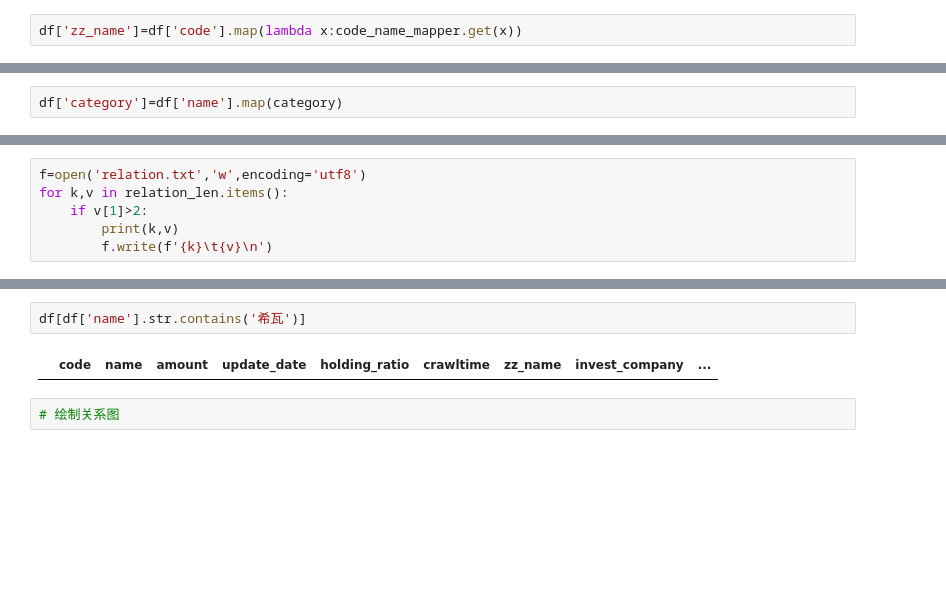
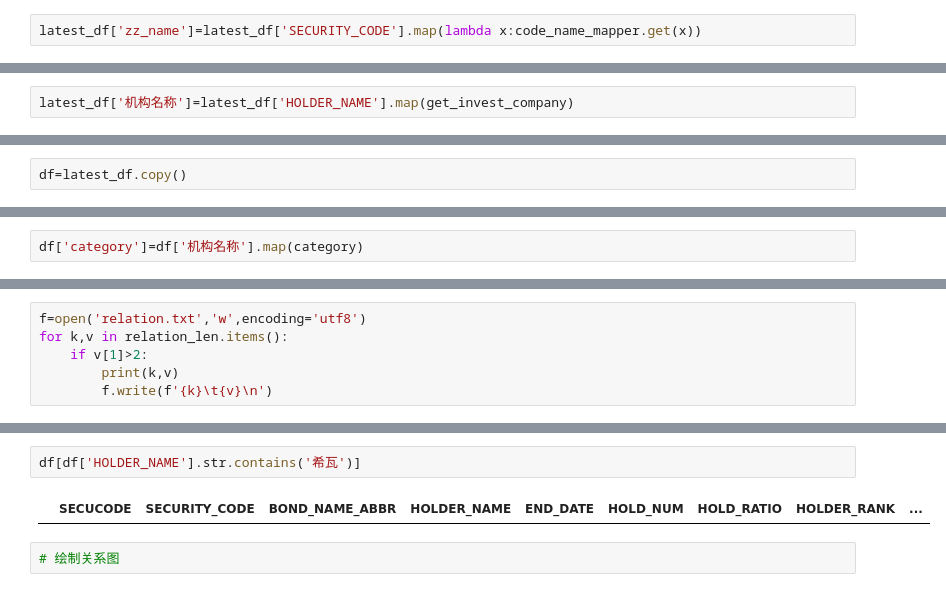
Before and after one commit to Rockyzsu/convertible_bond, a Jupyter notebook: analysis/TopTenHolding.ipynb, the cells around one changed output, grey strips where cells are left out. Cells and saved outputs as stored; diff of their text form; blank space fills up the shorter version.

```diff
--- a/analysis/TopTenHolding.ipynb
+++ b/analysis/TopTenHolding.ipynb
@@ -223,2 +282,2 @@ for index,row in jsl_data.iterrows():
 # %%
-df['zz_name']=df['code'].map(lambda x:code_name_mapper.get(x))
+latest_df['zz_name']=latest_df['SECURITY_CODE'].map(lambda x:code_name_mapper.get(x))
@@ -277,0 +346,2 @@ df['invest_company']=df['name'].map(get_invest_company)
+# %%
+latest_df['机构名称']=latest_df['HOLDER_NAME'].map(get_invest_company)
@@ -299,0 +411,2 @@ df.to_excel('institution-2022-04-16.xlsx',encoding='utf8')
+# %%
+df=latest_df.copy()
@@ -344,7 +466,7 @@ def category(x):
 
     return '公募'
 # %%
-df['category']=df['name'].map(category)
+df['category']=df['机构名称'].map(category)
 # %%
 df.head()
 # %% [output]
@@ -412,7 +534,7 @@ df.head()
 # %%
-df[df['name'].str.contains('希瓦')]
+df[df['HOLDER_NAME'].str.contains('希瓦')]
 # %% [output]
-|  | code | name | amount | update_date | holding_ratio | crawltime | zz_name | invest_company | ... |
+|  | SECUCODE | SECURITY_CODE | BOND_NAME_ABBR | HOLDER_NAME | END_DATE | HOLD_NUM | HOLD_RATIO | HOLDER_RANK | ... |
 # %%
 # 绘制关系图
 # %%
```
Also changed, not shown: parts of 64 cells of this notebook, 3 other files.
